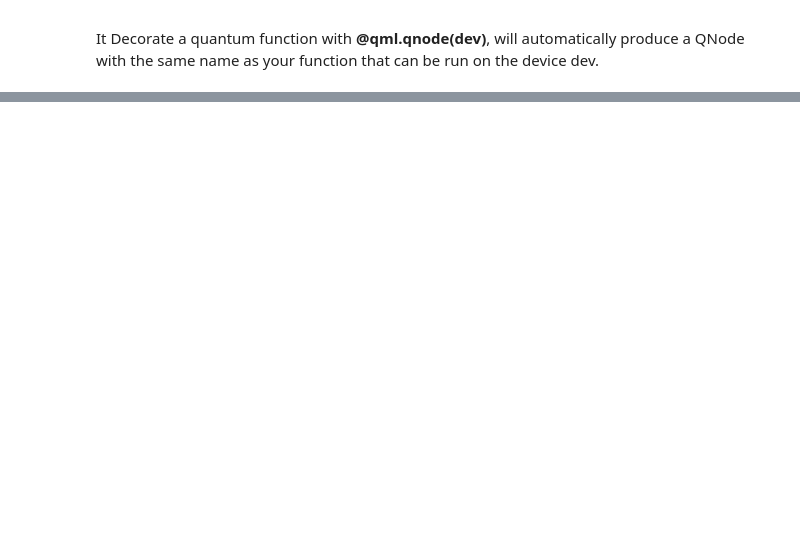
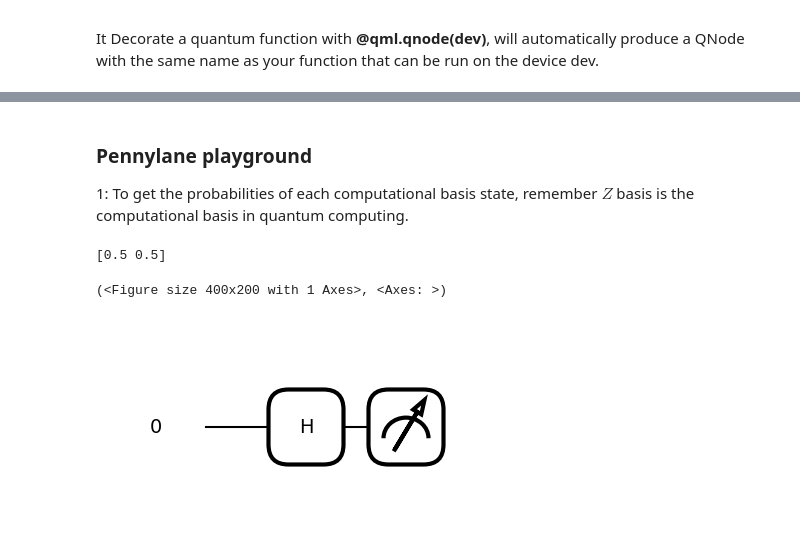
Before and after one commit to mainak-bhattacharyya/QuCIS_outreach, a Jupyter notebook: nptel_jun'24/tutorial_day1/Introduction_pennylane.ipynb, the cells around one changed output, grey strips where cells are left out. Cells and saved outputs as stored; diff of their text form; code cells hidden in the pictures; blank space fills up the shorter version.

Commit message:
modification to  introduction to pennylane notebook

```diff
--- a/nptel_jun'24/tutorial_day1/Introduction_pennylane.ipynb
+++ b/nptel_jun'24/tutorial_day1/Introduction_pennylane.ipynb
@@ -451,0 +480,22 @@ my_first_QNode = (my_first_circuit, dev) ## This is how we define the QNode.
+# %% [markdown]
+### Pennylane playground
+
+1: To get the probabilities of each computational basis state, remember $Z$ basis is the computational basis in quantum computing.
+# %%
+import pennylane as qml
+
+dev = qml.device("default.qubit", wires=0)
+@qml.qnode(dev)
+
+def circuit_Z():
+    qml.Hadamard(wires=0)
+    return qml.probs(wires=0)
+
+# op=qml.Hadamard
+print(circuit_Z())
+
+qml.draw_mpl(circuit_Z)()  # As no arugument is there in the circuit_Z function, we can call it with ()
+# %% [output]
+[0.5 0.5]
+(<Figure size 400x200 with 1 Axes>, <Axes: >)
+[figure, added]
```
Also changed, not shown: parts of 11 cells of this notebook, 1 other file.
